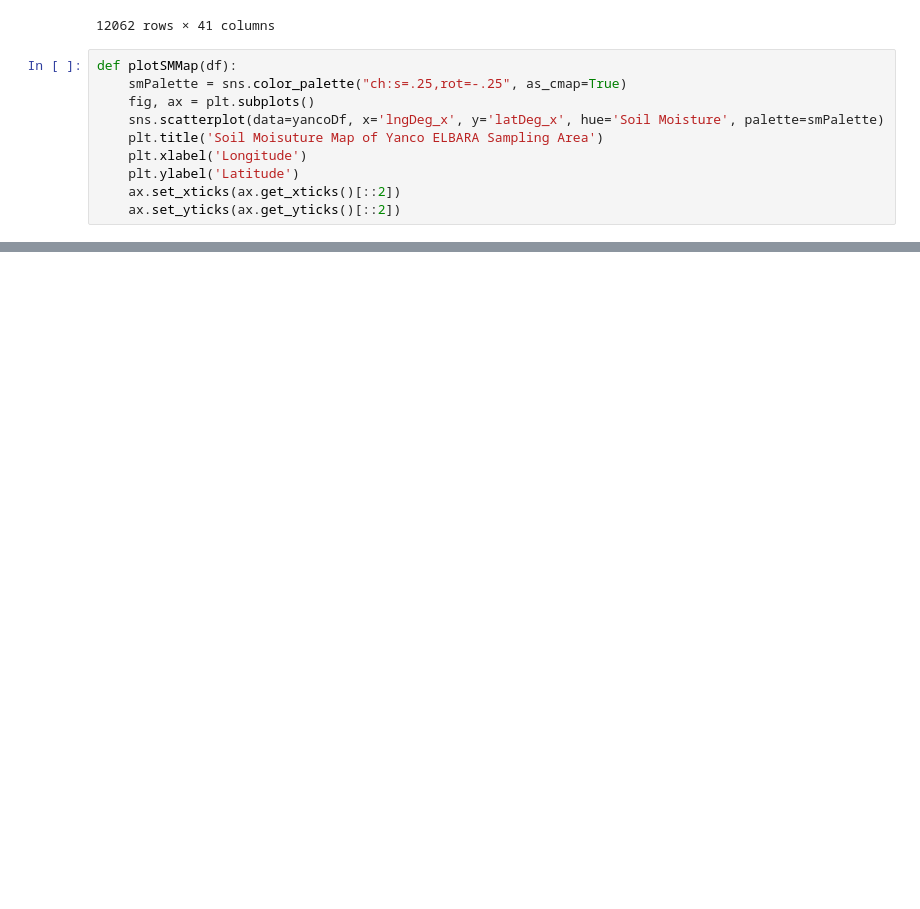
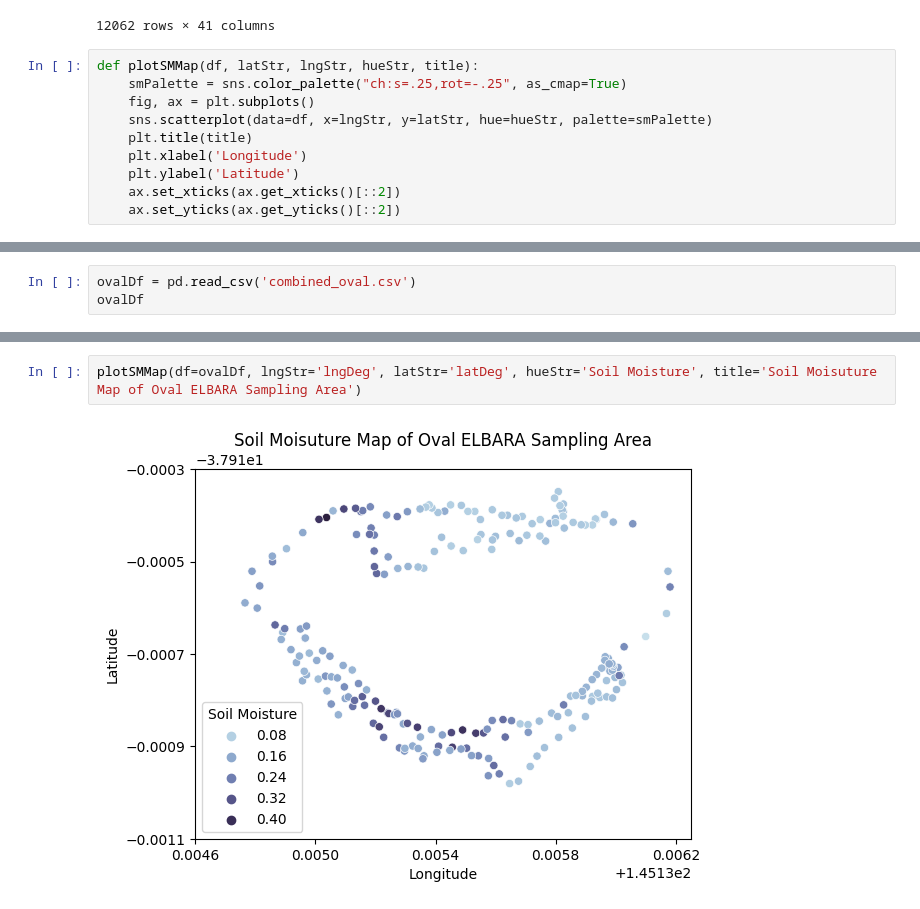
Before and after one commit to linton2000/Autonomous-Soil-Moisture-Mapping, a Jupyter notebook: yanco-oval_visualisation.ipynb, the cells around one changed output, grey strips where cells are left out. Drawn from its saved outputs; the diff is of its cells as text; blank space fills up the shorter version.

Commit message:
Map oval soil moisture levels

```diff
--- a/yanco-oval_visualisation.ipynb
+++ b/yanco-oval_visualisation.ipynb
@@ -23,11 +23,11 @@ yancoDf
 | 12061 | 12061 | 261.160125 | 261.654342 | 261.792457 | 262.188271 | 262.620116 | 265.471372 | 267.217491 | 266.637843 | 268.043127 | ... | ... |
 12062 rows × 41 columns
 # %%
-def plotSMMap(df):
+def plotSMMap(df, latStr, lngStr, hueStr, title):
     smPalette = sns.color_palette("ch:s=.25,rot=-.25", as_cmap=True)
     fig, ax = plt.subplots()
-    sns.scatterplot(data=yancoDf, x='lngDeg_x', y='latDeg_x', hue='Soil Moisture', palette=smPalette)
-    plt.title('Soil Moisuture Map of Yanco ELBARA Sampling Area')
+    sns.scatterplot(data=df, x=lngStr, y=latStr, hue=hueStr, palette=smPalette)
+    plt.title(title)
     plt.xlabel('Longitude')
     plt.ylabel('Latitude')
     ax.set_xticks(ax.get_xticks()[::2])
@@ -40,0 +39,3 @@ yancoDf.to_csv('combined_yanco.csv')
+# %%
+ovalDf = pd.read_csv('combined_oval.csv')
+ovalDf
@@ -40,0 +56,4 @@ yancoDf.to_csv('combined_yanco.csv')
+# %%
+plotSMMap(df=ovalDf, lngStr='lngDeg', latStr='latDeg', hueStr='Soil Moisture', title='Soil Moisuture Map of Oval ELBARA Sampling Area')
+# %% [output]
+[figure, added]
```
Also changed, not shown: parts of 4 cells of this notebook, 2 other files.
